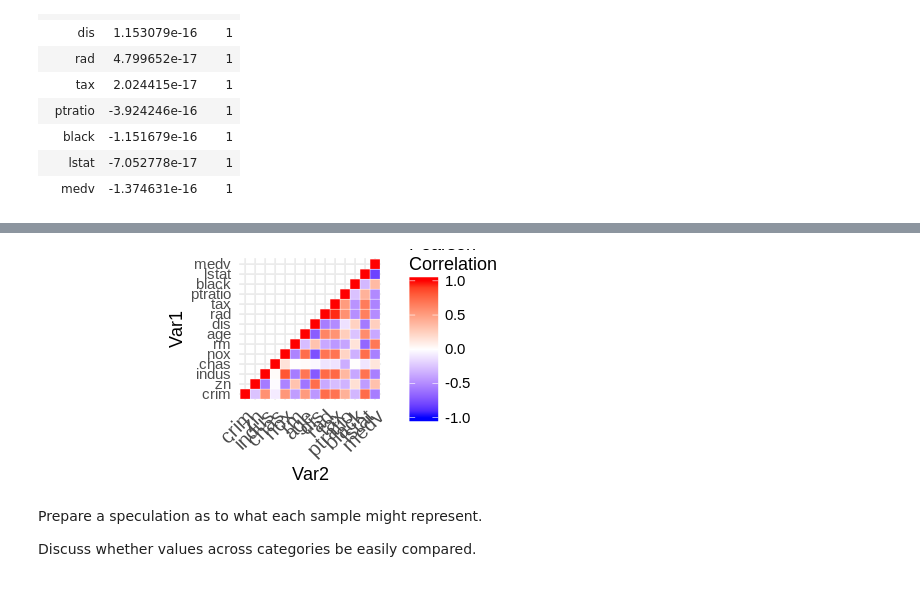
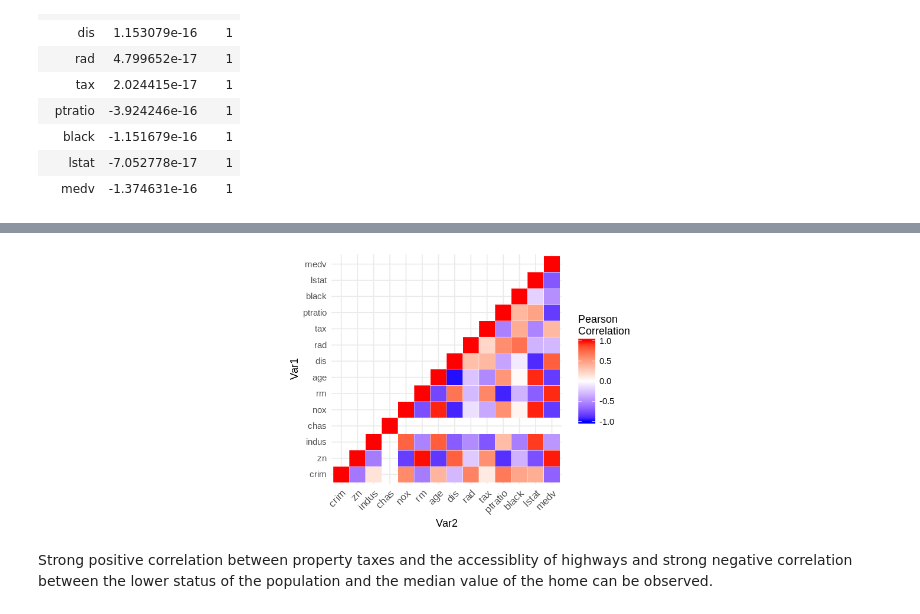
Before and after one commit to cleonadja/Boston-Housing-Data, a Jupyter notebook: ipynb/02-sample_analysis.ipynb, the cells around one changed output, grey strips where cells are left out. Drawn from its saved outputs; the diff is of its cells as text; code cells hidden in the pictures.

```diff
--- a/ipynb/02-sample_analysis.ipynb
+++ b/ipynb/02-sample_analysis.ipynb
@@ -66,5 +66,5 @@ set.seed(42)
 # %%
-sample_2 = sample_n(boston_df, 60)
+sample_2 = sample_n(boston_df, 5)
 # %%
 stats1 = data.frame(feature=colnames(sample_2))
 stats1['mean_'] = sapply(sample_2, mean)
@@ -191,18 +164,18 @@ cormat[lower.tri(cormat)] <- NA
 melted_cormat <- melt(cormat, na.rm = T)
 # %%
 library(ggplot2)
+library(repr)
+options(repr.plot.width=12, repr.plot.height=4)
 ggplot(data = melted_cormat, aes(Var2, Var1, fill = value))+
  geom_tile(color = "white")+
  scale_fill_gradient2(low = "blue", high = "red", mid = "white",
    midpoint = 0, limit = c(-1,1), space = "Lab",
    name="Pearson\nCorrelation") +
   theme_minimal()+
  theme(axis.text.x = element_text(angle = 45, vjust = 1,
-    size = 12, hjust = 1))+
+    size = 10, hjust = 1))+
  coord_fixed()
 # %% [output]
-[figure, old version]
+[figure, new version]
-# %% [markdown]
-Prepare a speculation as to what each sample might represent.
-
-Discuss whether values across categories be easily compared.
+# %% [markdown]
+Strong positive correlation between property taxes and the accessiblity of highways and strong negative correlation between the lower status of the population and the median value of the home can be observed.
```
Also changed, not shown: parts of 14 cells of this notebook, 2 other files.
